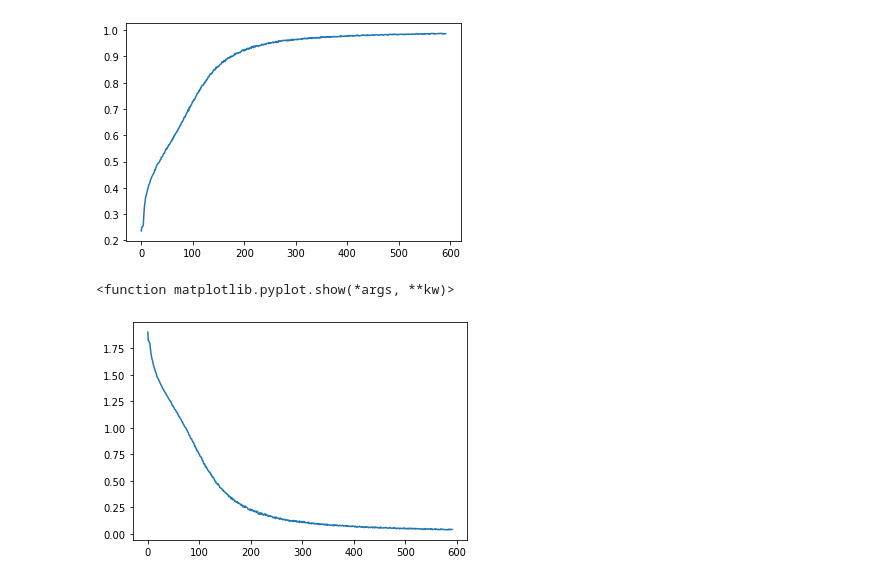
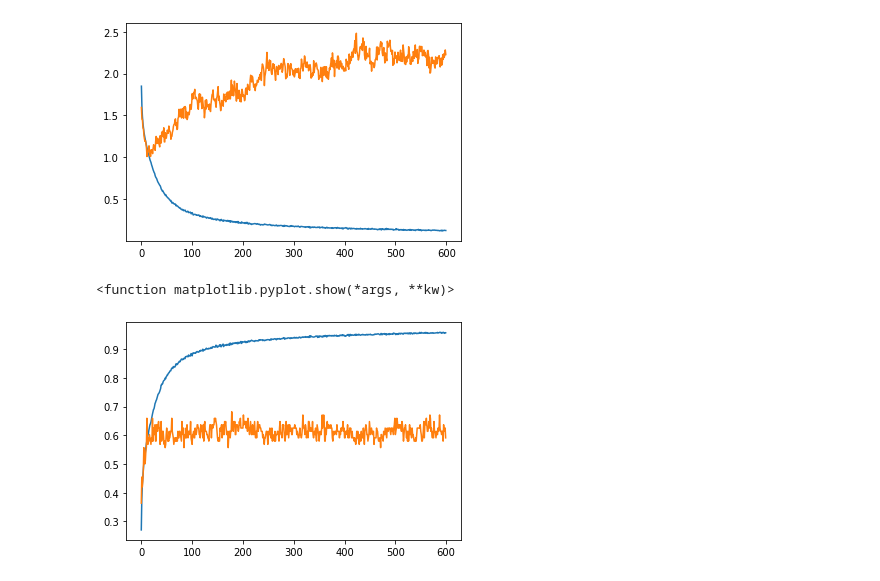
Before and after one commit to Hsuhaoxiang/ML2019FALL, a Jupyter notebook: hw3/Plot.ipynb, the cells around one changed output. Drawn from its saved outputs; the diff is of its cells as text; code cells hidden in the pictures.

```diff
--- a/hw3/Plot.ipynb
+++ b/hw3/Plot.ipynb
@@ -14,0 +7,12 @@ acc = np.array(acc,dtype =float)
+# %%
+t_loss = []
+t_acc = []
+v_loss = []
+v_acc = []
+print(acc_loss)
+for i in range(int(len(acc_loss)/2)):
+    t_loss.append(float(acc_loss[2*i][1]))
+    v_loss.append(float(acc_loss[2*i+1][1]))
+    t_acc.append(float(acc_loss[2*i][2]))
+    v_acc.append(float(acc_loss[2*i+1][2]))
+axis = [i for i in range(600)]
@@ -15,9 +27,9 @@ acc = np.array(acc,dtype =float)
 # %%
-plt.plot(acc)
+plt.plot(axis,t_loss,axis,v_loss)
 plt.show()
-plt.plot(loss)
+plt.plot(axis,t_acc,axis,v_acc)
 plt.show
 # %% [output]
-[figure, old version]
+[figure, new version]
 <function matplotlib.pyplot.show(*args, **kw)>
-[figure, old version]
+[figure, new version]
```
Also changed, not shown: parts of 2 cells of this notebook, 5 other files.
